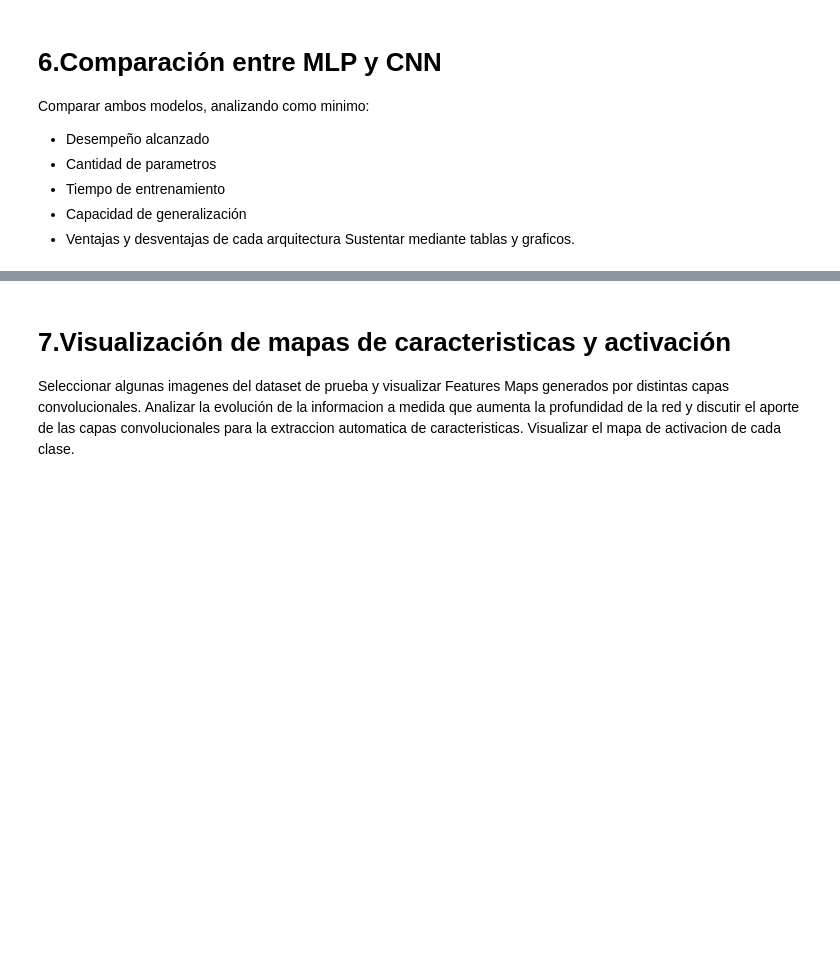
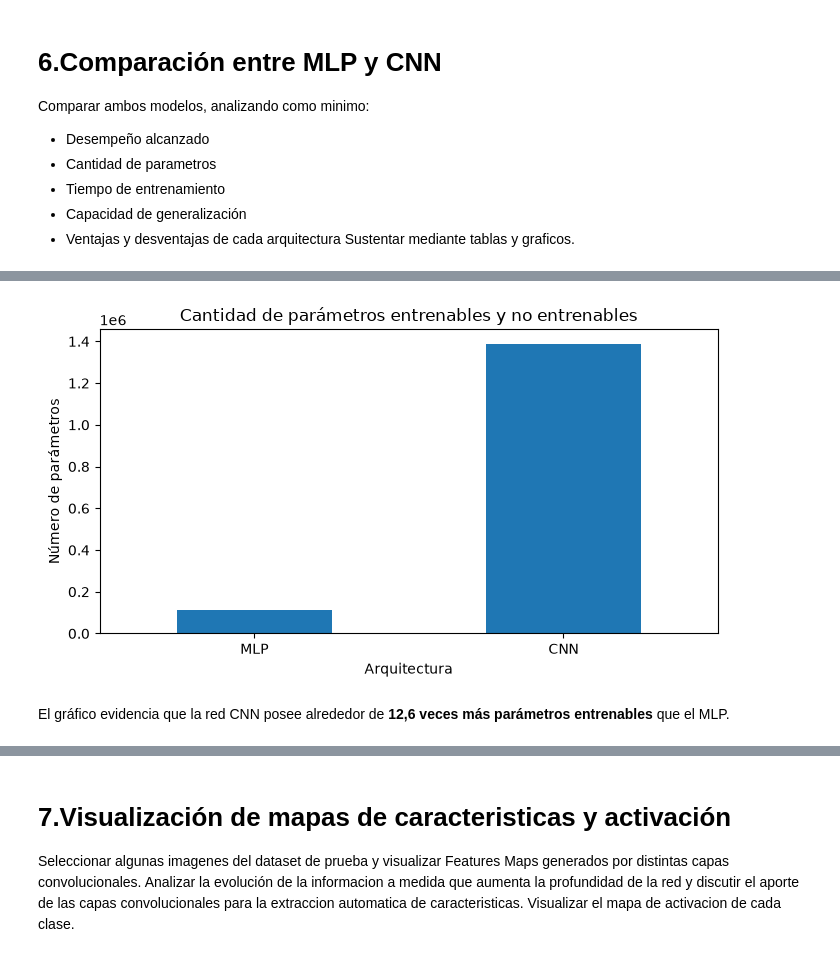
Before and after one commit to rodrigo0187/Cnn_Sign_Language, a Jupyter notebook: notebooks/CNN_sign.ipynb, the cells around one changed output, grey strips where cells are left out. Drawn from its saved outputs; the diff is of its cells as text; code cells hidden in the pictures; blank space fills up the shorter version.

```diff
--- a/notebooks/CNN_sign.ipynb
+++ b/notebooks/CNN_sign.ipynb
@@ -725,0 +872,19 @@ Sustentar mediante tablas y graficos.
+# %%
+resultados.plot(
+    x="Modelo",
+    y="Parámetros",
+    kind="bar",
+    figsize=(7, 4),
+    rot=0,
+    legend=False
+)
+
+plt.title("Cantidad de parámetros entrenables y no entrenables")
+plt.ylabel("Número de parámetros")
+plt.xlabel("Arquitectura")
+plt.tight_layout()
+plt.show()
+# %% [output]
+[figure, added]
+# %% [markdown]
+El gráfico evidencia que la red CNN posee alrededor de **12,6 veces más parámetros entrenables** que el MLP.
```
Also changed, not shown: parts of 18 cells of this notebook, 2 other files.
